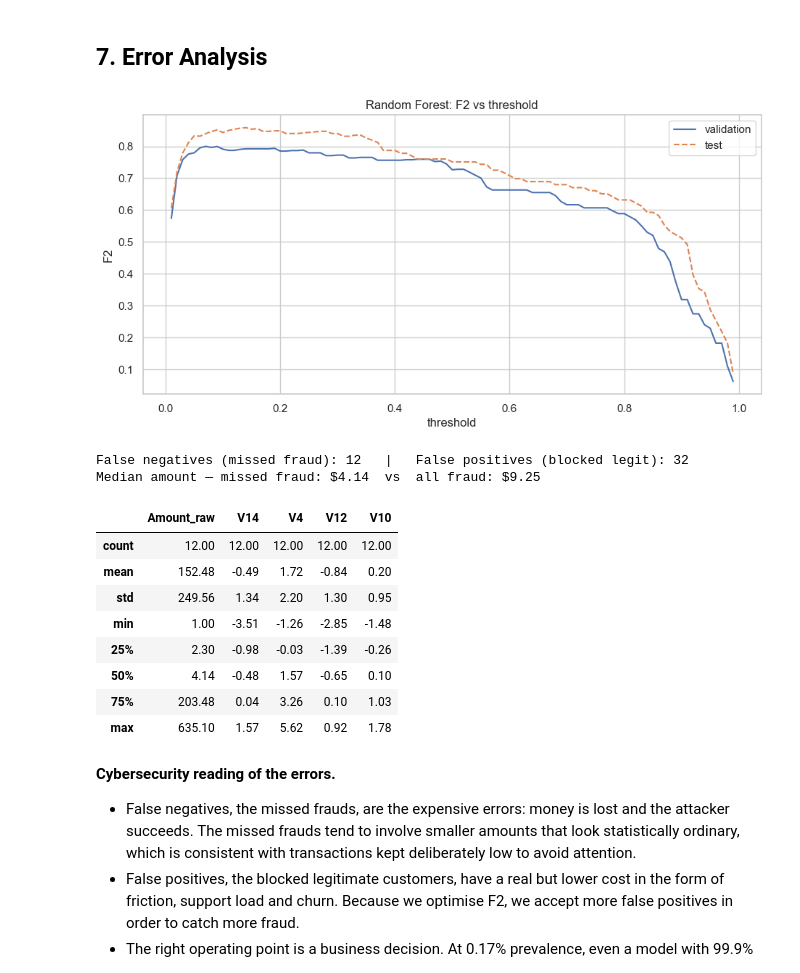
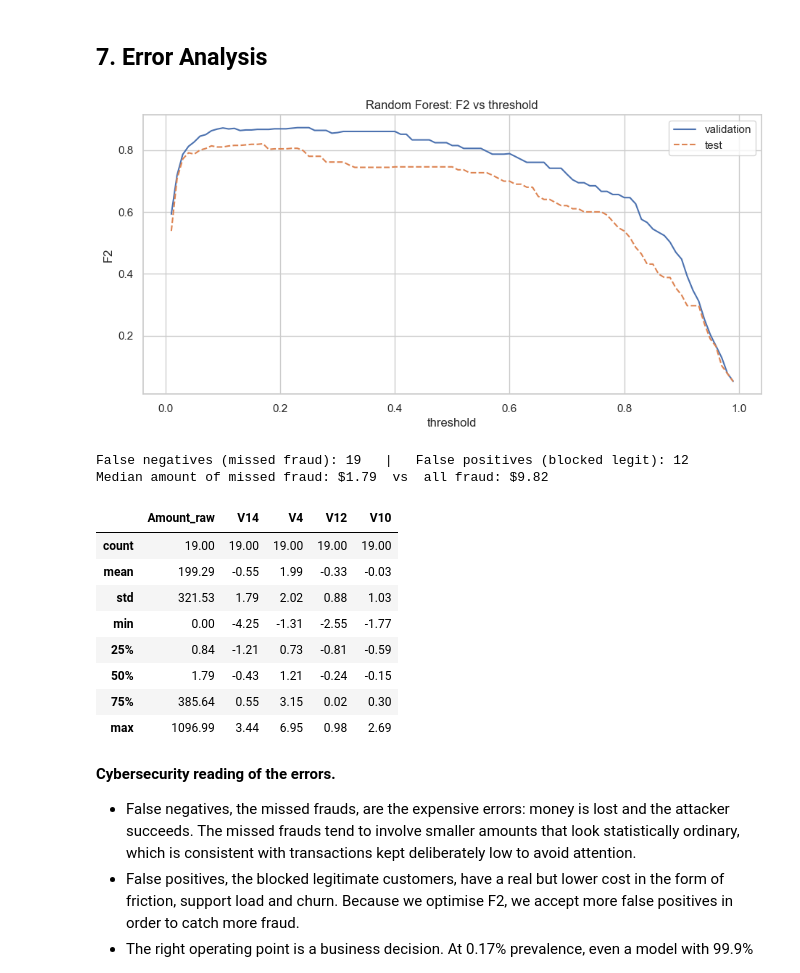
Before and after one commit to segals/credit-card-fraud-critical-reproduction, a Jupyter notebook: notebook.ipynb, the cells around one changed output. Drawn from its saved outputs; the diff is of its cells as text; code cells hidden in the pictures.

```diff
--- a/notebook.ipynb
+++ b/notebook.ipynb
@@ -322,7 +347,10 @@ For the fair rerun we correct the preprocessing:
 from sklearn.preprocessing import RobustScaler
 
 feature_cols = [f"V{i}" for i in range(1, 29)] + ["Amount", "Hour"]
-X = df[feature_cols].copy(); y = df["Class"].values
+# Remove exact duplicate rows before splitting so the same transaction cannot fall in both train and test.
+model_df = df.drop_duplicates().reset_index(drop=True)
+print("Dropped {} duplicate rows; {} remain.".format(len(df) - len(model_df), len(model_df)))
+X = model_df[feature_cols].copy(); y = model_df["Class"].values
 
 X_tmp, X_test, y_tmp, y_test = train_test_split(X, y, test_size=0.2, stratify=y, random_state=RANDOM_SEED)
 X_train, X_val, y_train, y_val = train_test_split(X_tmp, y_tmp, test_size=0.25, stratify=y_tmp,
@@ -492,30 +521,32 @@ plt.plot(grid, f2_val, label="validation"); plt.plot(grid, f2_test, label="test"
 plt.xlabel("threshold"); plt.ylabel("F2"); plt.title("Random Forest: F2 vs threshold"); plt.legend()
 savefig("f2_threshold.png"); plt.show()
 # %% [output]
-[figure, old version]
+[figure, new version]
 # %%
 # Characterise the Random Forest's errors on the test set at its chosen threshold.
 thr_rf, _ = best_threshold_by_fbeta(y_val, rf.predict_proba(X_val.values)[:, 1], beta=BETA)
 rf_pred = (rf_scores > thr_rf).astype(int)
-err_df = X_test.copy(); err_df["true"] = y_test; err_df["pred"] = rf_pred; err_df["Amount_raw"] = df.loc[X_test.index, "Amount"]
+# X_test indexes into model_df (after de-duplication), so raw amounts are looked up there.
+err_df = X_test.copy(); err_df["true"] = y_test; err_df["pred"] = rf_pred
+err_df["Amount_raw"] = model_df.loc[X_test.index, "Amount"]
 false_neg = err_df[(err_df.true == 1) & (err_df.pred == 0)]
 false_pos = err_df[(err_df.true == 0) & (err_df.pred == 1)]
 print(f"False negatives (missed fraud): {len(false_neg)}   |   False positives (blocked legit): {len(false_pos)}")
-print("Median amount — missed fraud: ${:.2f}  vs  all fraud: ${:.2f}".format(
-      false_neg.Amount_raw.median(), df.loc[df.Class == 1, "Amount"].median()))
+print("Median amount of missed fraud: ${:.2f}  vs  all fraud: ${:.2f}".format(
+      false_neg.Amount_raw.median(), model_df.loc[model_df.Class == 1, "Amount"].median()))
 false_neg[["Amount_raw", "V14", "V4", "V12", "V10"]].describe().round(2)
 # %% [output]
-False negatives (missed fraud): 12   |   False positives (blocked legit): 32
-Median amount — missed fraud: $4.14  vs  all fraud: $9.25
+False negatives (missed fraud): 19   |   False positives (blocked legit): 12
+Median amount of missed fraud: $1.79  vs  all fraud: $9.82
 |  | Amount_raw | V14 | V4 | V12 | V10 |
-| count | 12.00 | 12.00 | 12.00 | 12.00 | 12.00 |
-| mean | 152.48 | -0.49 | 1.72 | -0.84 | 0.20 |
-| std | 249.56 | 1.34 | 2.20 | 1.30 | 0.95 |
-| min | 1.00 | -3.51 | -1.26 | -2.85 | -1.48 |
-| 25% | 2.30 | -0.98 | -0.03 | -1.39 | -0.26 |
-| 50% | 4.14 | -0.48 | 1.57 | -0.65 | 0.10 |
-| 75% | 203.48 | 0.04 | 3.26 | 0.10 | 1.03 |
-| max | 635.10 | 1.57 | 5.62 | 0.92 | 1.78 |
+| count | 19.00 | 19.00 | 19.00 | 19.00 | 19.00 |
+| mean | 199.29 | -0.55 | 1.99 | -0.33 | -0.03 |
+| std | 321.53 | 1.79 | 2.02 | 0.88 | 1.03 |
+| min | 0.00 | -4.25 | -1.31 | -2.55 | -1.77 |
+| 25% | 0.84 | -1.21 | 0.73 | -0.81 | -0.59 |
+| 50% | 1.79 | -0.43 | 1.21 | -0.24 | -0.15 |
+| 75% | 385.64 | 0.55 | 3.15 | 0.02 | 0.30 |
+| max | 1096.99 | 3.44 | 6.95 | 0.98 | 2.69 |
 # %% [markdown]
 **Cybersecurity reading of the errors.**
 
```
Also changed, not shown: parts of 10 cells of this notebook, 5 other files.
